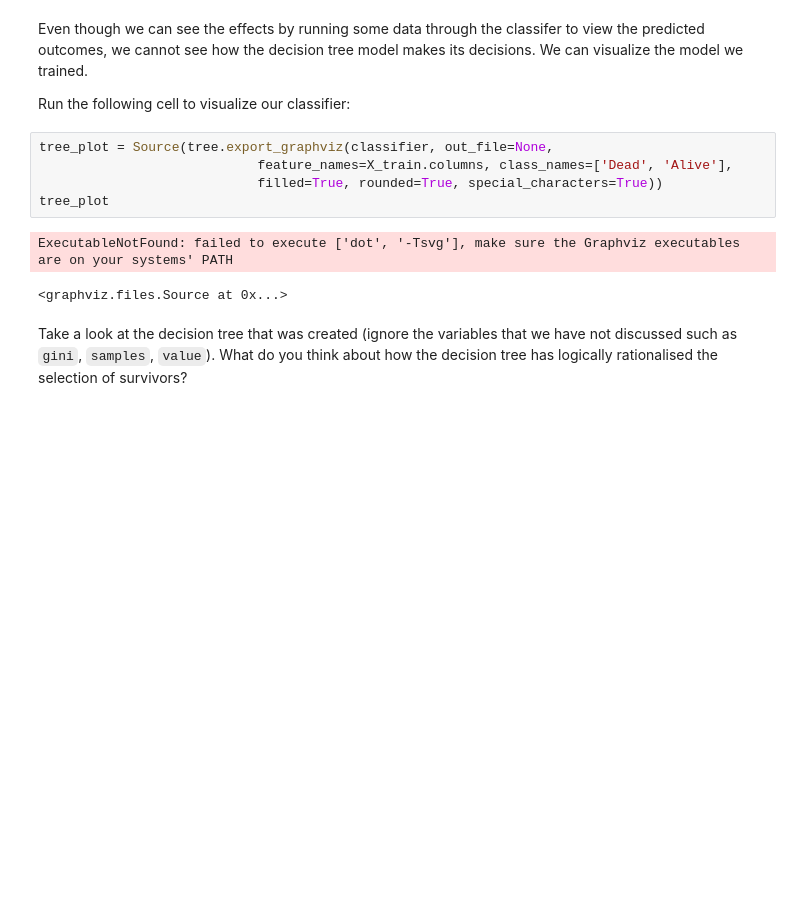
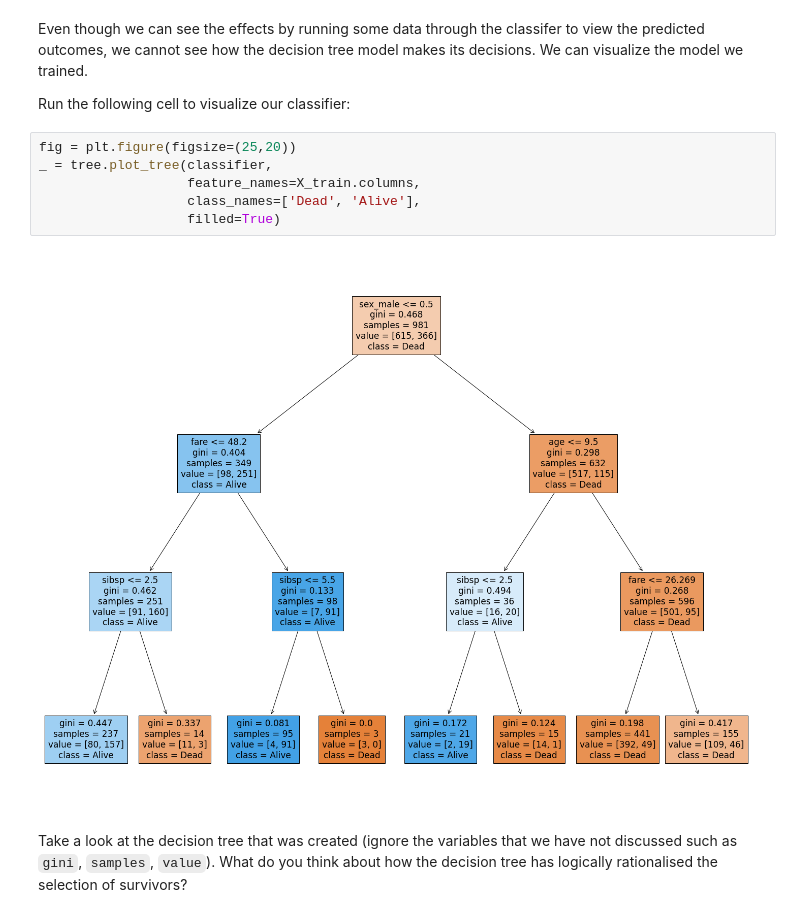
Before and after one commit to 2IS239-Data-Analytics/Code_along_3, a Jupyter notebook: Classification_and_Regression.ipynb, the cells around one changed output. Cells and saved outputs as stored; diff of their text form; blank space fills up the shorter version.

```diff
--- a/Classification_and_Regression.ipynb
+++ b/Classification_and_Regression.ipynb
@@ -483,12 +481,12 @@ Even though we can see the effects by running some data through the classifer to
 
 Run the following cell to visualize our classifier:
 # %%
-tree_plot = Source(tree.export_graphviz(classifier, out_file=None,
-                            feature_names=X_train.columns, class_names=['Dead', 'Alive'],
-                            filled=True, rounded=True, special_characters=True))
-tree_plot
+fig = plt.figure(figsize=(25,20))
+_ = tree.plot_tree(classifier,
+                   feature_names=X_train.columns,
+                   class_names=['Dead', 'Alive'],
+                   filled=True)
 # %% [output]
-ExecutableNotFound: failed to execute ['dot', '-Tsvg'], make sure the Graphviz executables are on your systems' PATH
-<graphviz.files.Source at 0x...>
+[figure, added]
 # %% [markdown]
 Take a look at the decision tree that was created (ignore the variables that we have not discussed such as `gini`, `samples`, `value`). What do you think about how the decision tree has logically rationalised the selection of survivors?
```
Also changed, not shown: parts of 9 cells of this notebook.
